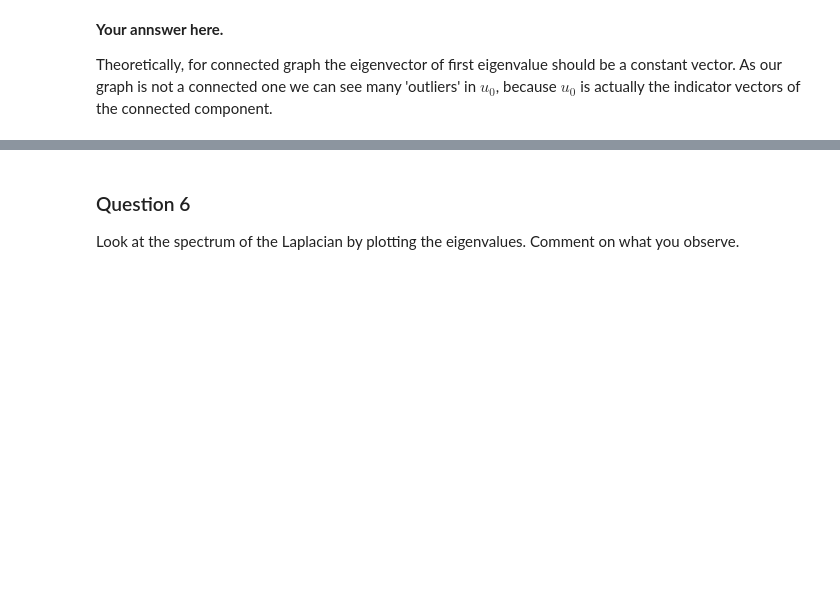
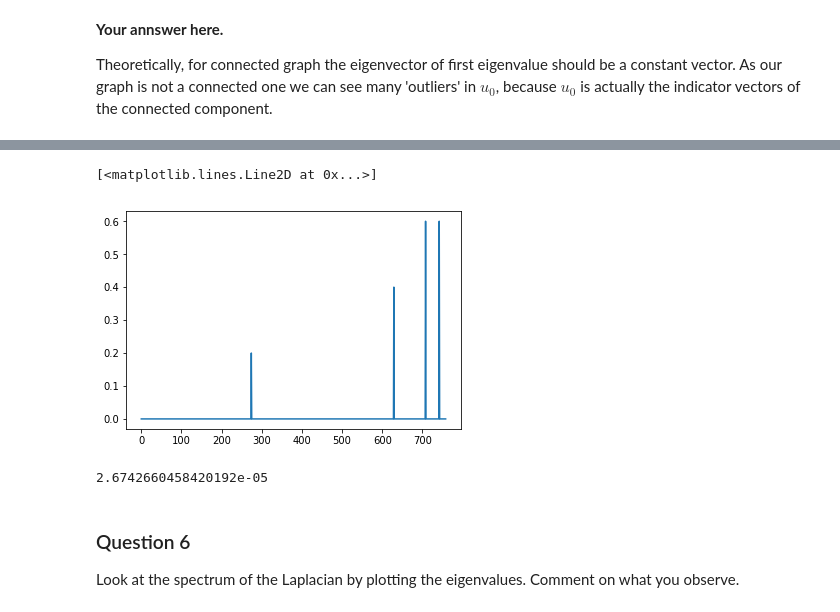
Before and after one commit to ownzonefeng/ntds_groupwork, a Jupyter notebook: Milestone3/HW3_YF.ipynb, the cells around one changed output, grey strips where cells are left out. Drawn from its saved outputs; the diff is of its cells as text; code cells hidden in the pictures; blank space fills up the shorter version.

```diff
--- a/Milestone3/HW3_YF.ipynb
+++ b/Milestone3/HW3_YF.ipynb
@@ -190,3 +193,12 @@ for i in range(len(ax)):
+# %%
+plt.plot(np.round(eigenvectors_GC[:,5][2500:],1))
+# %% [output]
+[<matplotlib.lines.Line2D at 0x...>]
+[figure, added]
+# %%
+eigenvectors_GC[:,5][2000]
+# %% [output]
+2.6742660458420192e-05
 # %% [markdown]
 ### Question 6
 
```
Also changed, not shown: parts of 7 cells of this notebook.
